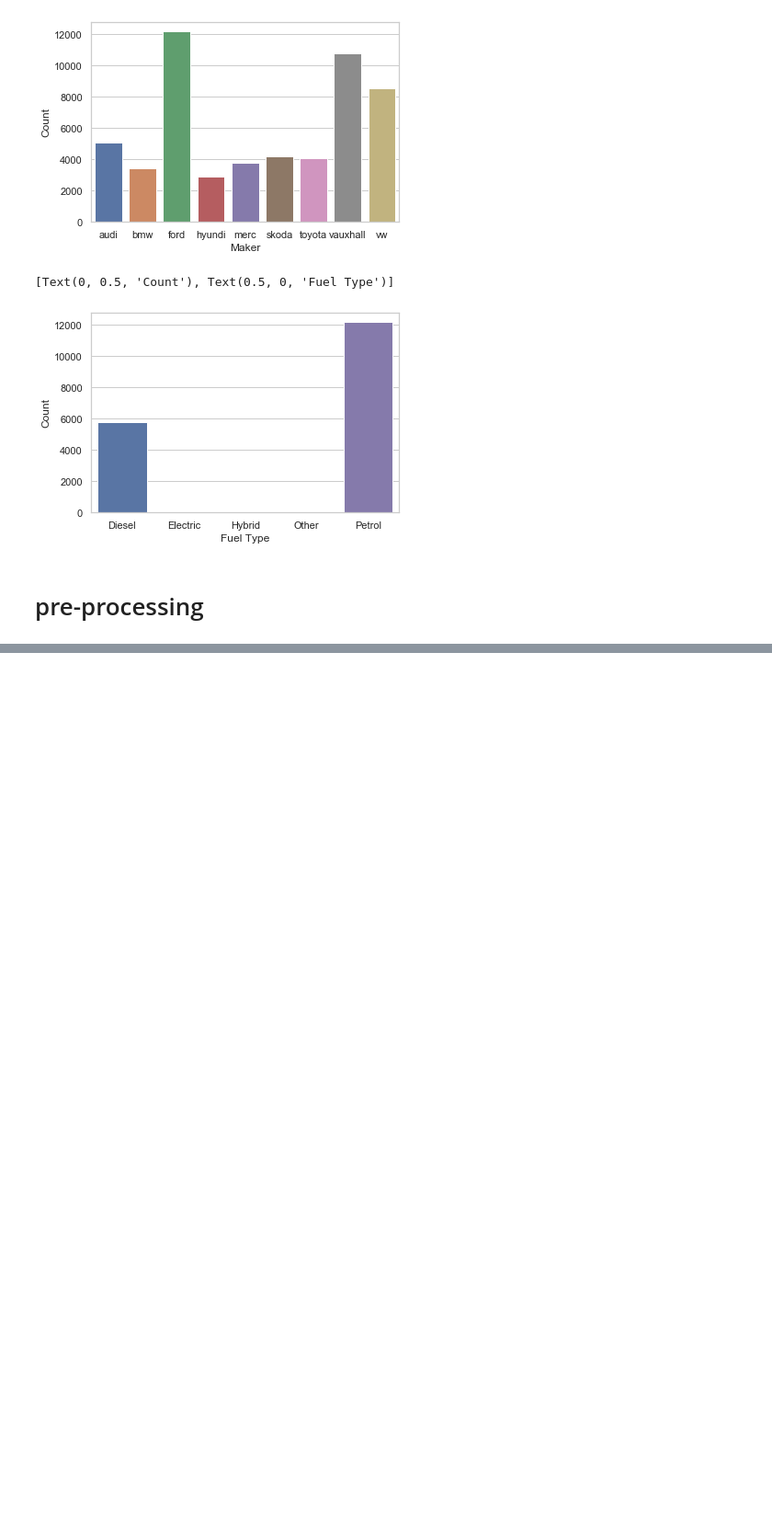
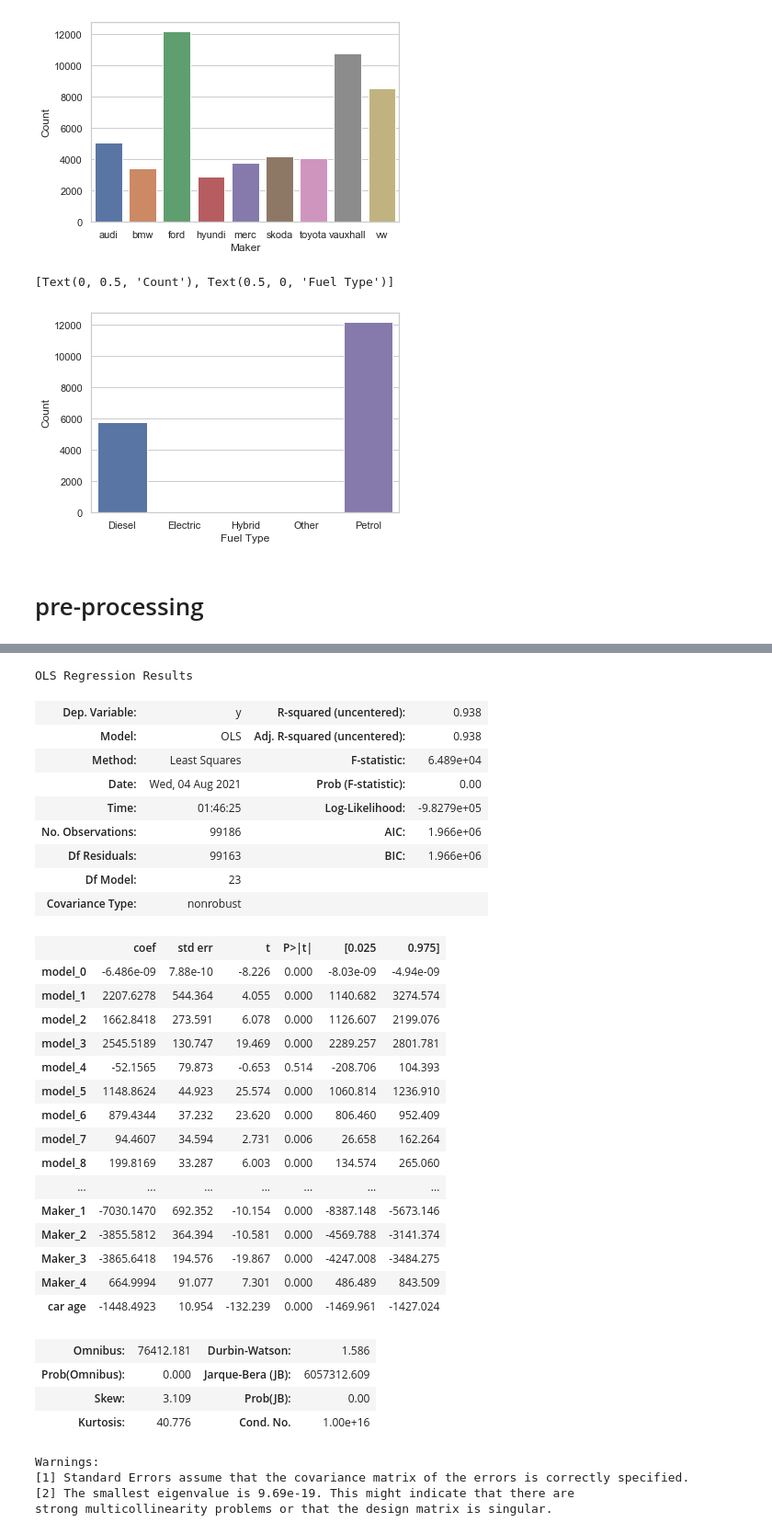
Before and after one commit to DerekHLeckner/priceRegression, a Jupyter notebook: Car analysis.ipynb, the cells around one changed output, grey strips where cells are left out. Shown at 92% size. Cells and saved outputs as stored; diff of their text form; code cells hidden in the pictures; blank space fills up the shorter version.

```diff
--- a/Car analysis.ipynb
+++ b/Car analysis.ipynb
@@ -362,0 +368,4 @@ MSE: 0.23500360134985496, R2: 0.7591285588864056
+# %%
+model = sm.OLS(y,X)
+results = model.fit()
+results.params
@@ -362,0 +410,37 @@ MSE: 0.23500360134985496, R2: 0.7591285588864056
+# %%
+display(results.summary())
+# %% [output]
+OLS Regression Results
+| Dep. Variable: | y | R-squared (uncentered): | 0.938 |
+| Model: | OLS | Adj. R-squared (uncentered): | 0.938 |
+| Method: | Least Squares | F-statistic: | 6.489e+04 |
+| Date: | Wed, 04 Aug 2021 | Prob (F-statistic): | 0.00 |
+| Time: | 01:46:25 | Log-Likelihood: | -9.8279e+05 |
+| No. Observations: | 99186 | AIC: | 1.966e+06 |
+| Df Residuals: | 99163 | BIC: | 1.966e+06 |
+| Df Model: | 23 |  |  |
+| Covariance Type: | nonrobust |  |  |
+|  | coef | std err | t | P>|t| | [0.025 | 0.975] |
+| model_0 | -6.486e-09 | 7.88e-10 | -8.226 | 0.000 | -8.03e-09 | -4.94e-09 |
+| model_1 | 2207.6278 | 544.364 | 4.055 | 0.000 | 1140.682 | 3274.574 |
+| model_2 | 1662.8418 | 273.591 | 6.078 | 0.000 | 1126.607 | 2199.076 |
+| model_3 | 2545.5189 | 130.747 | 19.469 | 0.000 | 2289.257 | 2801.781 |
+| model_4 | -52.1565 | 79.873 | -0.653 | 0.514 | -208.706 | 104.393 |
+| model_5 | 1148.8624 | 44.923 | 25.574 | 0.000 | 1060.814 | 1236.910 |
+| model_6 | 879.4344 | 37.232 | 23.620 | 0.000 | 806.460 | 952.409 |
+| model_7 | 94.4607 | 34.594 | 2.731 | 0.006 | 26.658 | 162.264 |
+| model_8 | 199.8169 | 33.287 | 6.003 | 0.000 | 134.574 | 265.060 |
+| ... | ... | ... | ... | ... | ... | ... |
+| Maker_1 | -7030.1470 | 692.352 | -10.154 | 0.000 | -8387.148 | -5673.146 |
+| Maker_2 | -3855.5812 | 364.394 | -10.581 | 0.000 | -4569.788 | -3141.374 |
+| Maker_3 | -3865.6418 | 194.576 | -19.867 | 0.000 | -4247.008 | -3484.275 |
+| Maker_4 | 664.9994 | 91.077 | 7.301 | 0.000 | 486.489 | 843.509 |
+| car age | -1448.4923 | 10.954 | -132.239 | 0.000 | -1469.961 | -1427.024 |
+| Omnibus: | 76412.181 | Durbin-Watson: | 1.586 |
+| Prob(Omnibus): | 0.000 | Jarque-Bera (JB): | 6057312.609 |
+| Skew: | 3.109 | Prob(JB): | 0.00 |
+| Kurtosis: | 40.776 | Cond. No. | 1.00e+16 |
+Warnings:
+[1] Standard Errors assume that the covariance matrix of the errors is correctly specified.
+[2] The smallest eigenvalue is 9.69e-19. This might indicate that there are
+strong multicollinearity problems or that the design matrix is singular.
```
Also changed, not shown: parts of 8 cells of this notebook.
